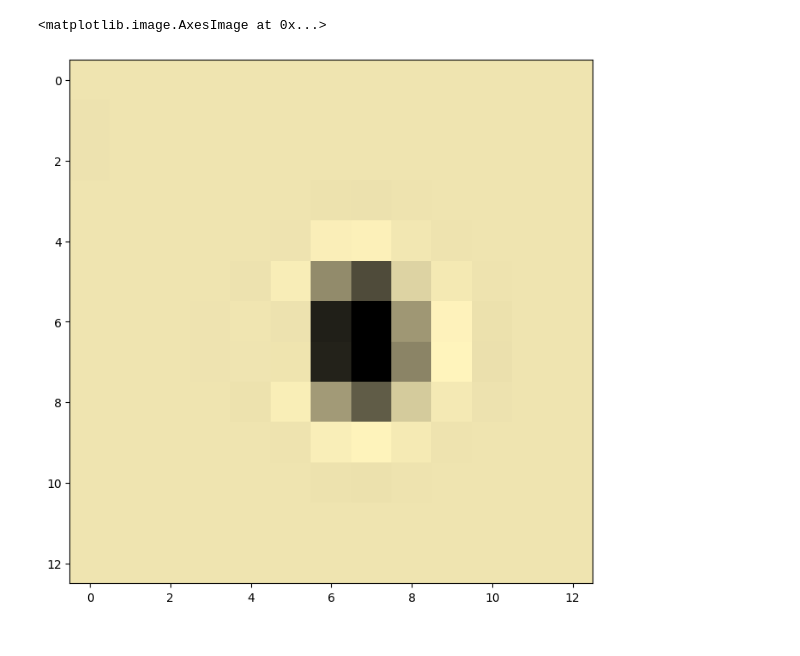
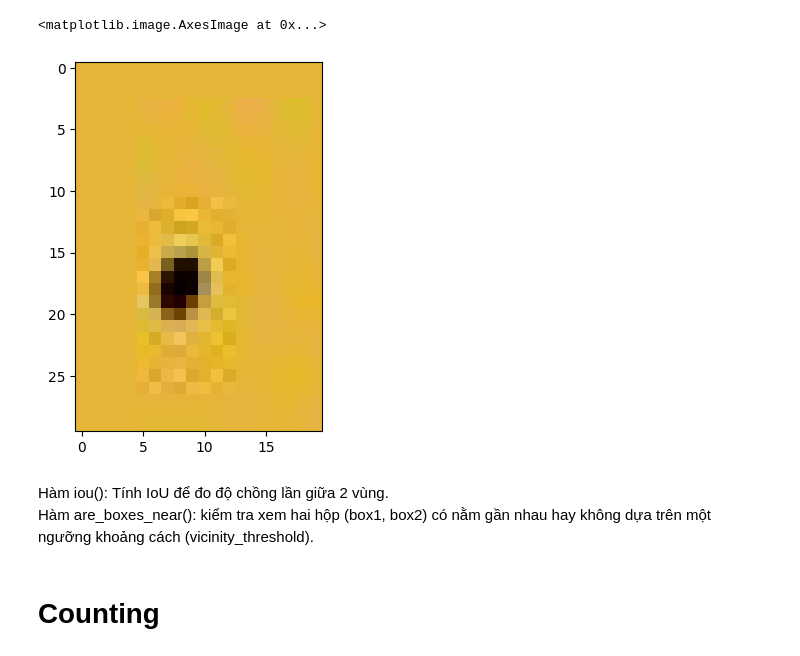
Before and after one commit to TruowNguyen/Midtern---Image-Processing, a Jupyter notebook: Mid_Tern_Project.ipynb, the cells around one changed output. Saved outputs shown, nothing was run; the diff lists cells and outputs as text; code cells hidden in the pictures.

```diff
--- a/Mid_Tern_Project.ipynb
+++ b/Mid_Tern_Project.ipynb
@@ -12,7 +12,5 @@ import matplotlib.pyplot as plt
-# %%
-plt.rcParams['figure.figsize'] = [10, 8]
 # %%
-image = cv2.imread('Counting/rabbit2.png')
+image = cv2.imread('Counting/rabbit.jpeg')
 plt.imshow(image[:, :, ::-1])
 # %% [output]
 <matplotlib.image.AxesImage at 0x...>
@@ -41,10 +43,10 @@ plt.imshow(image_with_square[:, :, ::-1])
 # %%
-points = [(130, 162), (143, 175)]
+points = [(155, 685), (175, 715)]
 split_img = extract_image(image, points)
 plt.imshow(split_img[:, :, ::-1])
 # %% [output]
 <matplotlib.image.AxesImage at 0x...>
-[figure, old version]
+[figure, new version]
 # %%
 def iou(u, v, shape):
     height, width = shape
@@ -66,3 +70,8 @@ def are_boxes_near(box1, box2, vicinity_threshold):
     distance = np.sqrt((center1_x - center2_x) ** 2 + (center1_y - center2_y) ** 2)
 
     return distance <= vicinity_threshold
+# %% [markdown]
+Hàm iou(): Tính IoU để đo độ chồng lần giữa 2 vùng. <br>
+Hàm are_boxes_near(): kiểm tra xem hai hộp (box1, box2) có nằm gần nhau hay không dựa trên một ngưỡng khoảng cách (vicinity_threshold).
+# %% [markdown]
+# Counting
```
Also changed, not shown: parts of 15 cells of this notebook, 1 other file.
